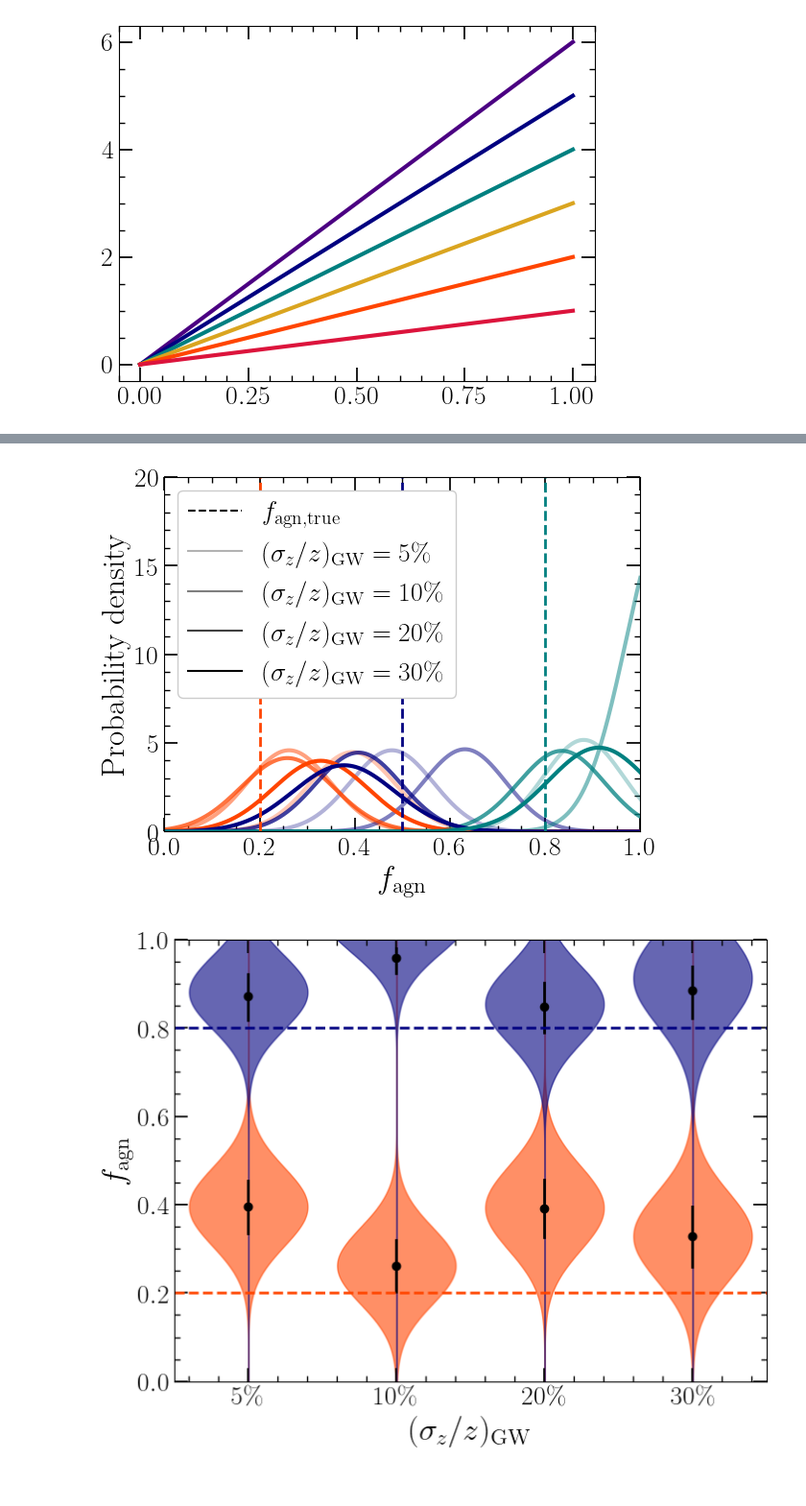
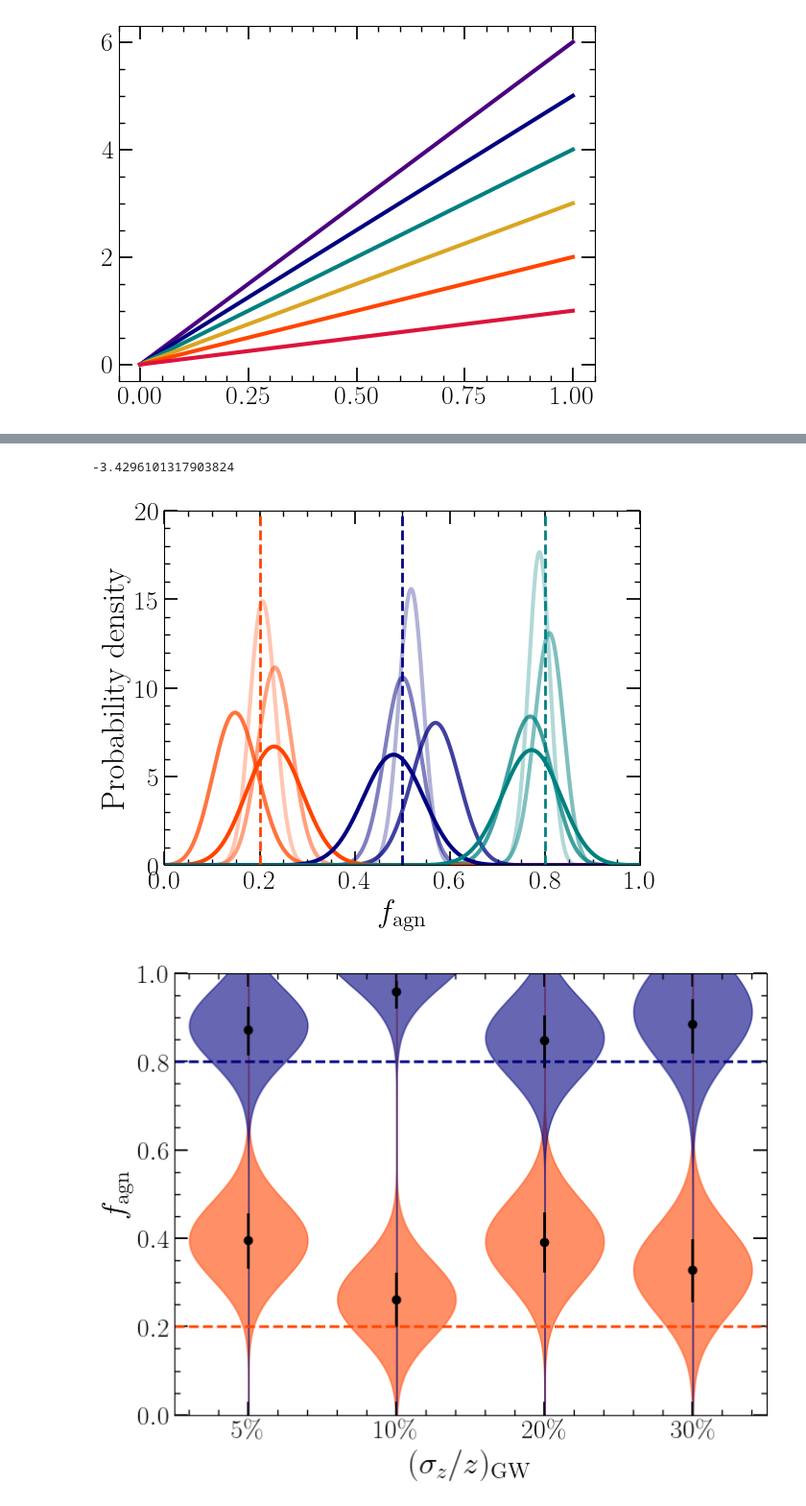
Before and after one commit to LucasPouw/darksirenpop, a Jupyter notebook: analyze_posteriors.ipynb, the cells around one changed output, grey strips where cells are left out. Shown at 96% size. Drawn from its saved outputs; the diff is of its cells as text; code cells hidden in the pictures.

```diff
--- a/analyze_posteriors.ipynb
+++ b/analyze_posteriors.ipynb
@@ -85,6 +107,6 @@ LABELS = [0.05, 0.2]
 # %%
 ####################################################################
-BATCH = int(100)
+BATCH = int(40)
 MAX_N_FAGNS = posteriors_shape[1]
 CALC_LOGLLH_AT_N_POINTS = posteriors_shape[0] # Only change if you want higher resolution
 N_TRUE_FAGNS = min(BATCH + 1, MAX_N_FAGNS)  # Cannot create more f_agn values than BATCH+1 and don't want to generate more than MAX_N_FAGNS
@@ -162,45 +186,51 @@ fig1.show()
+# %%
+# -0.02103 / (0.03878035/2)
+
+-0.13530383 / (0.07890333/2)
+# %% [output]
+-3.4296101317903824
 # %%
-# combined_posteriors_GWZERROR_005, _ = combine_posteriors('/net/vdesk/data2/pouw/MRP/mockdata_analysis/darksirenpop/posteriors_AGNZERROR_0_ASSUMENOERR_True_BATCH_100_GWDISTERR_0.05_ZMAX_1.5_NAGN_100.npy')
-# combined_posteriors_GWZERROR_010, _ = combine_posteriors('/net/vdesk/data2/pouw/MRP/mockdata_analysis/darksirenpop/posteriors_AGNZERROR_0_ASSUMENOERR_True_BATCH_100_GWDISTERR_0.1_ZMAX_1.5_NAGN_100.npy')
-# combined_posteriors_GWZERROR_020, _ = combine_posteriors('/net/vdesk/data2/pouw/MRP/mockdata_analysis/darksirenpop/posteriors_AGNZERROR_0_ASSUMENOERR_True_BATCH_100_GWDISTERR_0.2_ZMAX_1.5_NAGN_100.npy')
-# combined_posteriors_GWZERROR_030, _ = combine_posteriors('/net/vdesk/data2/pouw/MRP/mockdata_analysis/darksirenpop/posteriors_AGNZERROR_0_ASSUMENOERR_True_BATCH_100_GWDISTERR_0.3_ZMAX_1.5_NAGN_100.npy')
+combined_posteriors_GWZERROR_005, _ = combine_posteriors('/net/vdesk/data2/pouw/MRP/mockdata_analysis/darksirenpop/actually_used_posteriors/posteriors_AGNZERROR_0_ASSUMENOERR_True_BATCH_100_GWDISTERR_0.05_ZMAX_1.5_NAGN_100.npy')
+combined_posteriors_GWZERROR_010, _ = combine_posteriors('/net/vdesk/data2/pouw/MRP/mockdata_analysis/darksirenpop/actually_used_posteriors/posteriors_AGNZERROR_0_ASSUMENOERR_True_BATCH_100_GWDISTERR_0.1_ZMAX_1.5_NAGN_100.npy')
+combined_posteriors_GWZERROR_020, _ = combine_posteriors('/net/vdesk/data2/pouw/MRP/mockdata_analysis/darksirenpop/actually_used_posteriors/posteriors_AGNZERROR_0_ASSUMENOERR_True_BATCH_100_GWDISTERR_0.2_ZMAX_1.5_NAGN_100.npy')
+combined_posteriors_GWZERROR_030, _ = combine_posteriors('/net/vdesk/data2/pouw/MRP/mockdata_analysis/darksirenpop/actually_used_posteriors/posteriors_AGNZERROR_0_ASSUMENOERR_True_BATCH_100_GWDISTERR_0.3_ZMAX_1.5_NAGN_100.npy')
 
-combined_posteriors_GWZERROR_005, _ = combine_posteriors('/net/vdesk/data2/pouw/MRP/mockdata_analysis/darksirenpop/posteriors_AGNZERROR_0.2_ASSUMENOERR_False_BATCH_100_GWDISTERR_0.05_ZMAX_1.5_NAGN_100.npy')
-combined_posteriors_GWZERROR_010, _ = combine_posteriors('/net/vdesk/data2/pouw/MRP/mockdata_analysis/darksirenpop/posteriors_AGNZERROR_0.2_ASSUMENOERR_False_BATCH_100_GWDISTERR_0.1_ZMAX_1.5_NAGN_100.npy')
-combined_posteriors_GWZERROR_020, _ = combine_posteriors('/net/vdesk/data2/pouw/MRP/mockdata_analysis/darksirenpop/posteriors_AGNZERROR_0.2_ASSUMENOERR_False_BATCH_100_GWDISTERR_0.2_ZMAX_1.5_NAGN_100.npy')
-combined_posteriors_GWZERROR_030, _ = combine_posteriors('/net/vdesk/data2/pouw/MRP/mockdata_analysis/darksirenpop/posteriors_AGNZERROR_0.2_ASSUMENOERR_False_BATCH_100_GWDISTERR_0.3_ZMAX_1.5_NAGN_100.npy')
+# combined_posteriors_GWZERROR_005, _ = combine_posteriors('/net/vdesk/data2/pouw/MRP/mockdata_analysis/darksirenpop/actually_used_posteriors/posteriors_AGNZERROR_0.2_ASSUMENOERR_False_BATCH_100_GWDISTERR_0.05_ZMAX_1.5_NAGN_100.npy')
+# combined_posteriors_GWZERROR_010, _ = combine_posteriors('/net/vdesk/data2/pouw/MRP/mockdata_analysis/darksirenpop/actually_used_posteriors/posteriors_AGNZERROR_0.2_ASSUMENOERR_False_BATCH_100_GWDISTERR_0.1_ZMAX_1.5_NAGN_100.npy')
+# combined_posteriors_GWZERROR_020, _ = combine_posteriors('/net/vdesk/data2/pouw/MRP/mockdata_analysis/darksirenpop/actually_used_posteriors/posteriors_AGNZERROR_0.2_ASSUMENOERR_False_BATCH_100_GWDISTERR_0.2_ZMAX_1.5_NAGN_100.npy')
+# combined_posteriors_GWZERROR_030, _ = combine_posteriors('/net/vdesk/data2/pouw/MRP/mockdata_analysis/darksirenpop/actually_used_posteriors/posteriors_AGNZERROR_0.2_ASSUMENOERR_False_BATCH_100_GWDISTERR_0.3_ZMAX_1.5_NAGN_100.npy')
 
 posteriors = [combined_posteriors_GWZERROR_005, combined_posteriors_GWZERROR_010, combined_posteriors_GWZERROR_020, combined_posteriors_GWZERROR_030]
 ALPHAS = [0.3, 0.5, 0.75, 1]
 # %%
 from matplotlib.lines import Line2D
 
 dashed_line = Line2D([0], [0], color='black', linestyle='--', label=r'$f_{\rm agn, true}$')
-solid_alpha_5p = Line2D([0], [0], color='black', alpha=ALPHAS[0], label=r'$(\sigma_{z} / z)_{\rm GW} = 5\%$')
-solid_alpha_10p = Line2D([0], [0], color='black', alpha=ALPHAS[1], label=r'$(\sigma_{z} / z)_{\rm GW} = 10\%$')
-solid_alpha_20p = Line2D([0], [0], color='black', alpha=ALPHAS[2], label=r'$(\sigma_{z} / z)_{\rm GW} = 20\%$')
-solid_alpha_30p = Line2D([0], [0], color='black', alpha=ALPHAS[3], label=r'$(\sigma_{z} / z)_{\rm GW} = 30\%$')
+solid_alpha_5p = Line2D([0], [0], color='black', alpha=ALPHAS[0], label=r'$(\sigma_{d_{L}} / d_{L})_{\rm GW} = 5\%$')
+solid_alpha_10p = Line2D([0], [0], color='black', alpha=ALPHAS[1], label=r'$(\sigma_{d_{L}} / d_{L})_{\rm GW} = 10\%$')
+solid_alpha_20p = Line2D([0], [0], color='black', alpha=ALPHAS[2], label=r'$(\sigma_{d_{L}} / d_{L})_{\rm GW} = 20\%$')
+solid_alpha_30p = Line2D([0], [0], color='black', alpha=ALPHAS[3], label=r'$(\sigma_{d_{L}} / d_{L})_{\rm GW} = 30\%$')
 ymax = 20
 
 plot_fagn_idx = np.array([4, 10, 16])
 
 fig, ax = plt.subplots()
 for i, posterior in enumerate(posteriors):
     pdfs = get_pdfs(posterior, LOG_LLH_X_AX)
 
     for idx, pdf in enumerate(pdfs.T[plot_fagn_idx,:]):
         plt.plot(LOG_LLH_X_AX, pdf, color=COLORS[idx], alpha=ALPHAS[i], linewidth=3)
 
 ax.vlines(TRUE_FAGNS[plot_fagn_idx], 0, ymax, colors=COLORS[:-1], linestyle='dashed', linewidth=2)
 ax.set_ylabel('Probability density')
 ax.set_xlabel(r'$f_{\rm agn}$')
 ax.set_xlim(0, 1)
 ax.set_ylim(0, ymax)
-ax.legend(handles=[dashed_line, solid_alpha_5p, solid_alpha_10p, solid_alpha_20p, solid_alpha_30p] + ax.get_legend_handles_labels()[0], framealpha=1)
-# fig.savefig('posteriors_with_agnerror.pdf', bbox_inches='tight')
+# ax.legend(handles=[dashed_line, solid_alpha_5p, solid_alpha_10p, solid_alpha_20p, solid_alpha_30p] + ax.get_legend_handles_labels()[0], framealpha=1)
+fig.savefig('posteriors_without_agnerror.pdf', bbox_inches='tight')
 fig.show()
 # %% [output]
-[figure, old version]
+[figure, new version]
 # %%
 plot_fagn_idx = np.array([4, 16])  # np.array([len(TRUE_FAGNS)//2])
 
```
Also changed, not shown: parts of 3 cells of this notebook, 4 other files.
